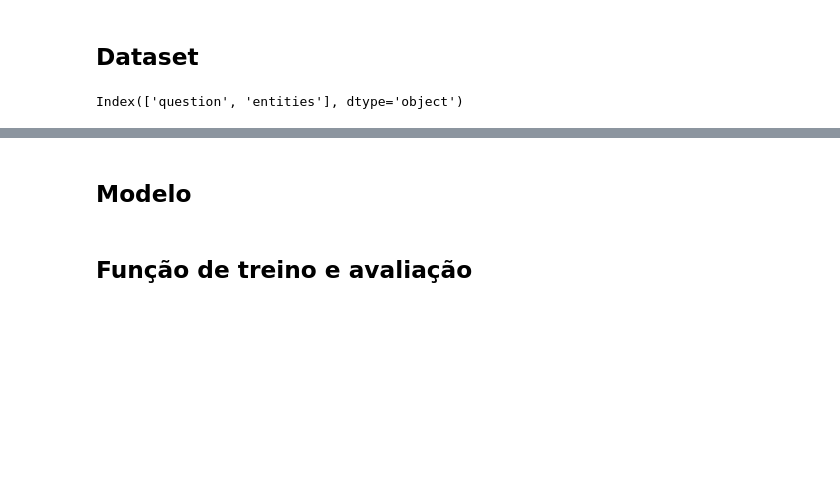
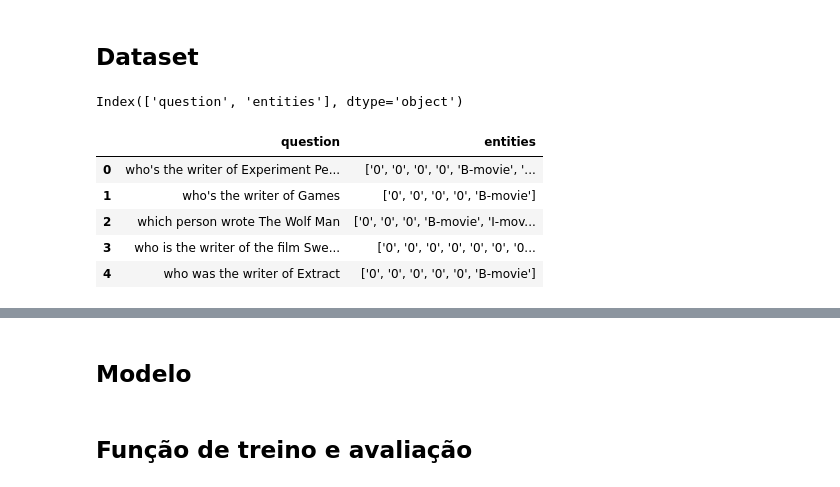
Before and after one commit to JuliaFC/PLN, a Jupyter notebook: entity/Wikimovies entities with BERT.ipynb, the cells around one changed output, grey strips where cells are left out. Drawn from its saved outputs; the diff is of its cells as text; code cells hidden in the pictures; blank space fills up the shorter version.

```diff
--- a/entity/Wikimovies entities with BERT.ipynb
+++ b/entity/Wikimovies entities with BERT.ipynb
@@ -56,3 +56,12 @@ entities = pd.read_csv("./entities_final.csv")
 entities.columns
 # %% [output]
 Index(['question', 'entities'], dtype='object')
+# %%
+entities.head()
+# %% [output]
+|  | question | entities |
+| 0 | who's the writer of Experiment Pe... | ['0', '0', '0', '0', 'B-movie', '... |
+| 1 | who's the writer of Games | ['0', '0', '0', '0', 'B-movie'] |
+| 2 | which person wrote The Wolf Man | ['0', '0', '0', 'B-movie', 'I-mov... |
+| 3 | who is the writer of the film Swe... | ['0', '0', '0', '0', '0', '0', '0... |
+| 4 | who was the writer of Extract | ['0', '0', '0', '0', '0', 'B-movie'] |
```
Also changed, not shown: parts of 21 cells of this notebook, 1 other file.
